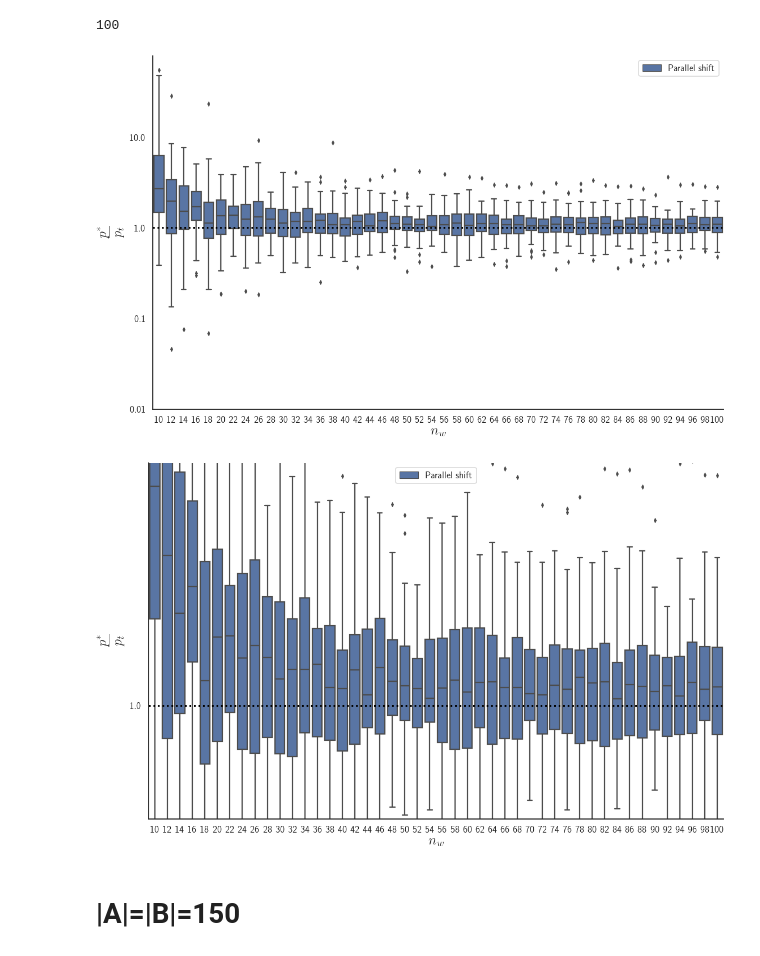
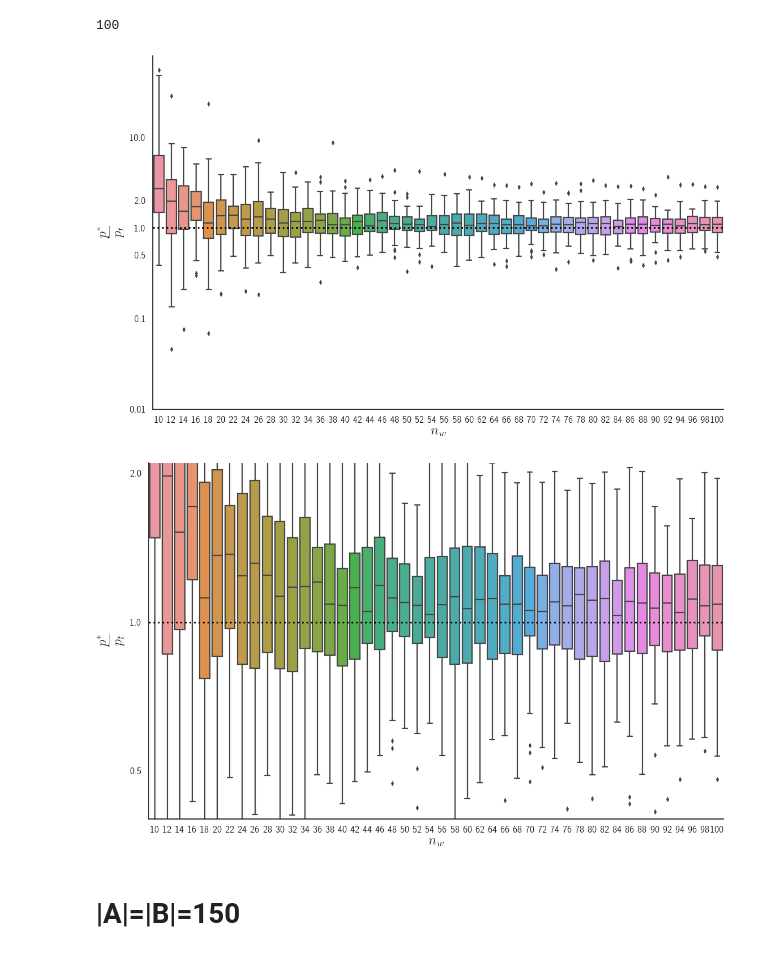
Before and after one commit to statisticalbiotechnology/parallelPermutationTest, a Jupyter notebook: Comparison 2 Accuracy-NEW.ipynb, the cells around one changed output. Saved outputs shown, nothing was run; the diff lists cells and outputs as text; code cells hidden in the pictures.

Commit message:
adding some cosmetic to plots

```diff
--- a/Comparison 2 Accuracy-NEW.ipynb
+++ b/Comparison 2 Accuracy-NEW.ipynb
@@ -180,7 +180,12 @@ def SNSMultipleboxPlot(allEerrorList, Bin, allMWUList=None, allFPList=None, log=
     sns.set_context("talk")
 
     pdData = pd.DataFrame(data, columns=['error','bins', 'Method'])
-    snsPlot = sns.boxplot(x="bins", y="error", data=pdData, hue="Method")
+
+    if test_type=="setSize":
+        snsPlot = sns.boxplot(x="bins", y="error", data=pdData, hue="Method")
+    else:
+        snsPlot = sns.boxplot(x="bins", y="error", data=pdData)
+
 
     if relError:
         plt.ylabel(r"Relative error $\big(|\frac{p^{*}-p_{t}}{p_{t}}|)$",fontsize=25)
@@ -221,14 +226,20 @@ def SNSMultipleboxPlot(allEerrorList, Bin, allMWUList=None, allFPList=None, log=
             plt.axhline(0, ls=':', color="black", linewidth=3)
 
 
+        #RANGE = np.arange(np.floor(MIN), np.ceil(MAX), 100)
         RANGE = np.arange(np.floor(MIN), np.ceil(MAX))
-        #plt.plot(RANGE,[0] * len(Bin), 'r--')
+
+        if not relError:
+            RANGE = np.array(sorted(list(RANGE) + [np.log10(0.5), np.log10(2)]))
+
         plt.yticks(RANGE, 10.0**RANGE)
 
 
 
+    if test_type=="setSize":
+        plt.legend().set_title('')
 
-    plt.legend().set_title('')
+    #€plt.yticks([0.5, 1, 2])
 
 
     if ylim:
@@ -387,19 +398,19 @@ n2 = setSize[2]; n2
 # %% [output]
 100
 # %%
-allEerrorNwFrac2, N_w = getNwPlot(n2)
+#allEerrorNwFrac2, N_w = getNwPlot(n2)
 SNSMultipleboxPlot(allEerrorNwFrac2, N_w, test_type="windowSize",
                    relError=False,path="./figures/accuracy/windowSize",
                   dashed=True)
 # %% [output]
-[figure, old version]
+[figure, new version]
 # %%
 
 SNSMultipleboxPlot(allEerrorNwFrac2, N_w, test_type="windowSize",
                    relError=False,path="./figures/accuracy/windowSize",
-                  dashed=True, ylim=[0.6, 3])
+                  dashed=True, ylim=[0.4, 2.1])
 # %% [output]
-[figure, old version]
+[figure, new version]
 # %% [markdown]
 # |A|=|B|=150
 # %%
```
Also changed, not shown: parts of 16 cells of this notebook, 2 other files.
